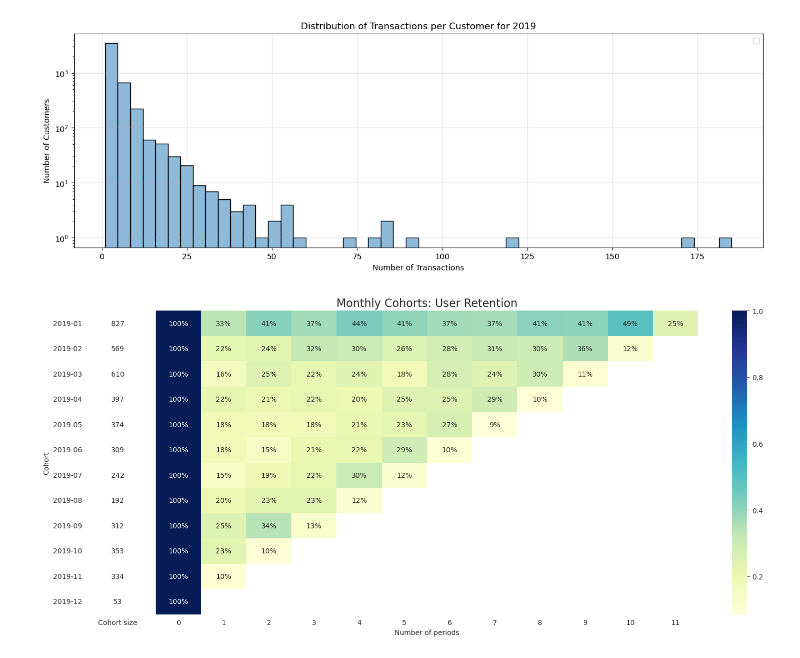
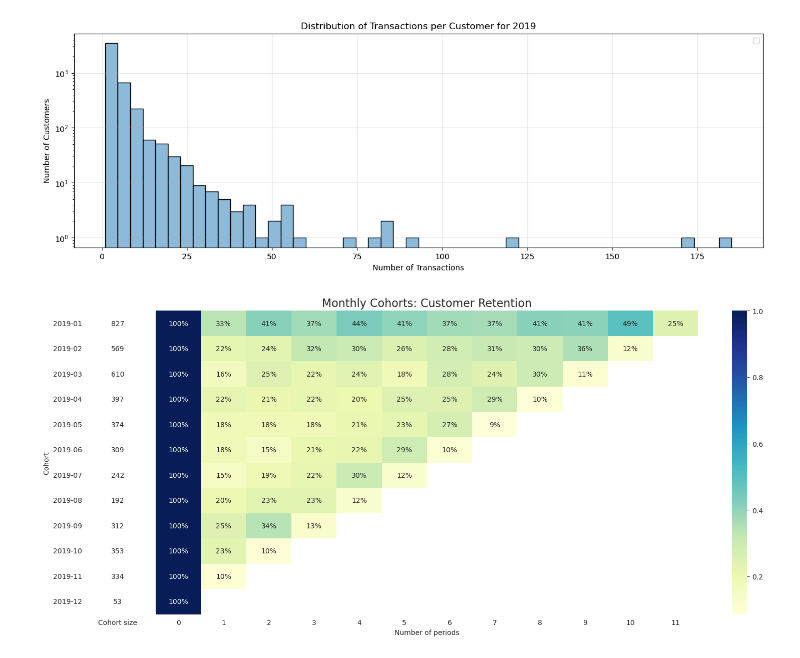
Before and after one commit to SyNikolai/EcommerceAnalytics, a Jupyter notebook: ecommerce.ipynb, the cells around one changed output. Cells and saved outputs as stored; diff of their text form; code cells hidden in the pictures.

```diff
--- a/ecommerce.ipynb
+++ b/ecommerce.ipynb
@@ -717,28 +741,28 @@ retention_matrix = cohort_pivot.divide(cohort_pivot.iloc[:,0], axis=0)
 # %%
 with sns.axes_style("white"):
     fig, ax = plt.subplots(1, 2, figsize=[16,7], sharey=True, gridspec_kw={"width_ratios": [1, 11]})
 
     # Plotting the retention matrix
     sns.heatmap(retention_matrix,
                 mask=retention_matrix.isnull(),
                 annot=True,
                 fmt=".0%",
                 cmap="YlGnBu",
                 ax=ax[1])
-    ax[1].set_title("Monthly Cohorts: User Retention", fontsize=16)
+    ax[1].set_title("Monthly Cohorts: Customer Retention", fontsize=16)
     ax[1].set_xlabel("Number of periods"),
     ax[1].set_ylabel("")
 
     # Plotting the cohort size
     cohort_size_df = pd.DataFrame(cohort_pivot.iloc[:,0]).rename(columns={0: "Cohort size"})
     white_cmap = mcolors.ListedColormap(["White"])
     sns.heatmap(cohort_size_df,
                 annot=True,
                 cbar=False,
-                fmt='g',
+                fmt="g",
                 cmap=white_cmap,
                 ax=ax[0])
 
     fig.tight_layout()
 # %% [output]
-[figure, old version]
+[figure, new version]
```
Also changed, not shown: parts of 18 cells of this notebook.
